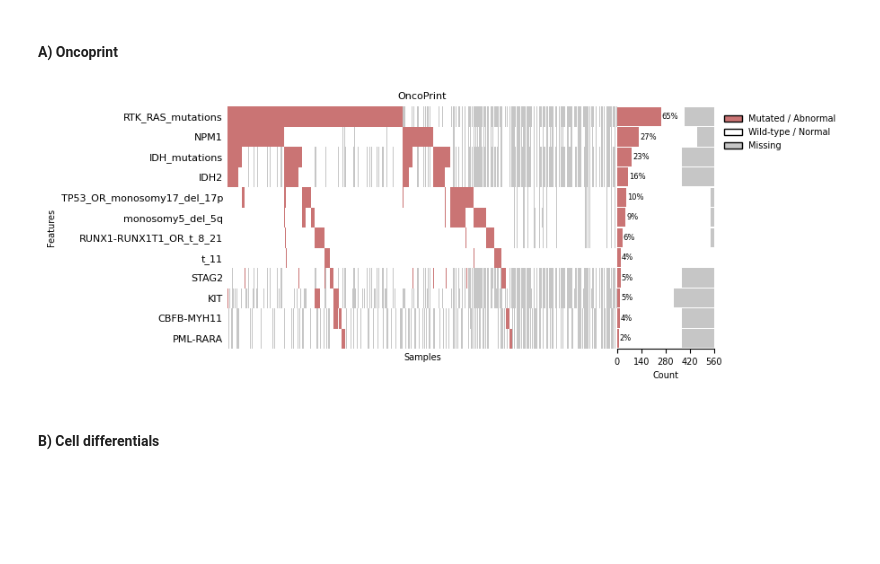
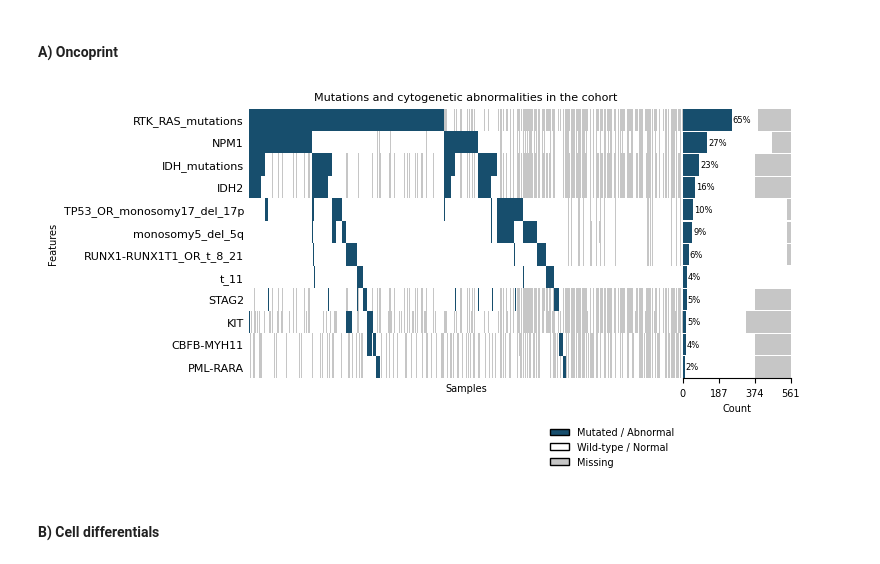
Before and after one commit to purz1/mut-pred-analysis, a Jupyter notebook: data_analysis.ipynb, the cells around one changed output. Saved outputs shown, nothing was run; the diff lists cells and outputs as text; code cells hidden in the pictures; blank space fills up the shorter version.

```diff
--- a/data_analysis.ipynb
+++ b/data_analysis.ipynb
@@ -1158,6 +1184,7 @@ def oncoprint(
     title: str = "OncoPrint",
     xlabel: str = "Samples",
     ylabel: str = "Features",
+    num_xticks: int = 4,
     fontsize: int = 8,
 ) -> Tuple[plt.Figure, plt.Axes]:
     """
@@ -1302,7 +1329,7 @@ def oncoprint(
     ax_bar.set_yticks([])
     ax_bar.set_xlabel("Count", fontsize=fontsize - 1)
 
-    xticks = range(0, int(total_max) + 1, max(1, int(total_max) // 4))
+    xticks = range(0, int(total_max) + 1, max(1, int(total_max) // num_xticks))
     ax_bar.set_xticks(xticks)
     ax_bar.set_xticklabels(xticks, fontsize=fontsize - 1)
 
@@ -1324,8 +1351,8 @@ def oncoprint(
 
     ax_bar.legend(
         handles=legend_elements,
-        bbox_to_anchor=(1.02, 1),
-        loc="upper left",
+        bbox_to_anchor=(0, -0.15), # (1.02, 1),
+        loc="upper right",
         frameon=False,
         fontsize=fontsize - 1,
     )
@@ -1814,36 +2090,37 @@ Number of unique subjects across both datasets: 563
 # %%
 # get subjects with image date available in either BM or PB dataset
 subjects_with_image_date = set(df_bm["subject_id"]).union(set(df_pb["subject_id"]))
 
 # read labels (either from BM or PB) and filter to selected subjects
 labels = pd.read_excel(LABEL_DATA_PATH_BM)
 label_map = json.load(open(LABEL_MAP_PATH_BM, "r"))
 labels = get_target_labels(labels, label_map, SELECTED_VARIABLES)
 labels = labels[labels["subject_id"].isin(subjects_with_image_date)]
 
 df = labels[SELECTED_VARIABLES].replace({1: 'POS', 0: 'NEG'})
 
 oncoprint(
     df,
-    category_colors={"POS": "#CA7474", "NEG": "#FFFFFF"},
+    category_colors={"POS": "#174E6D", "NEG": "#FFFFFF"},
     category_names={"POS": "Mutated / Abnormal", "NEG": "Wild-type / Normal", "NaN": "Missing"},
     order_by="POS",
     missing_label="NaN",
     missing_color="#C6C6C6",
     show_percentages="POS",
     figsize=(7, 3.5),
     order_samples=True,
     order_features=True,
     highlight_feature=None,
     highlight_color="tab:red",
-    title="OncoPrint",
+    title="Mutations and cytogenetic abnormalities in the cohort",
     xlabel="Samples",
     ylabel="Features",
+    num_xticks=3,
     fontsize=8,
 )
 plt.show()
 # %% [output]
-[figure, old version]
+[figure, new version]
 # %% [markdown]
 #### B) Cell differentials
 # %%
```
Also changed, not shown: parts of 51 cells of this notebook.
